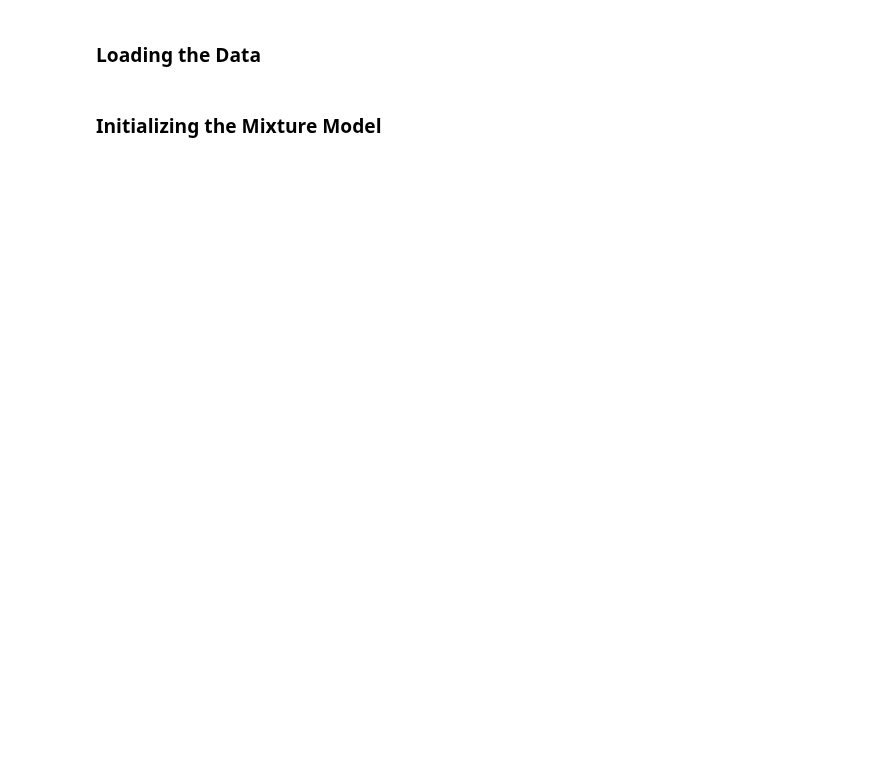
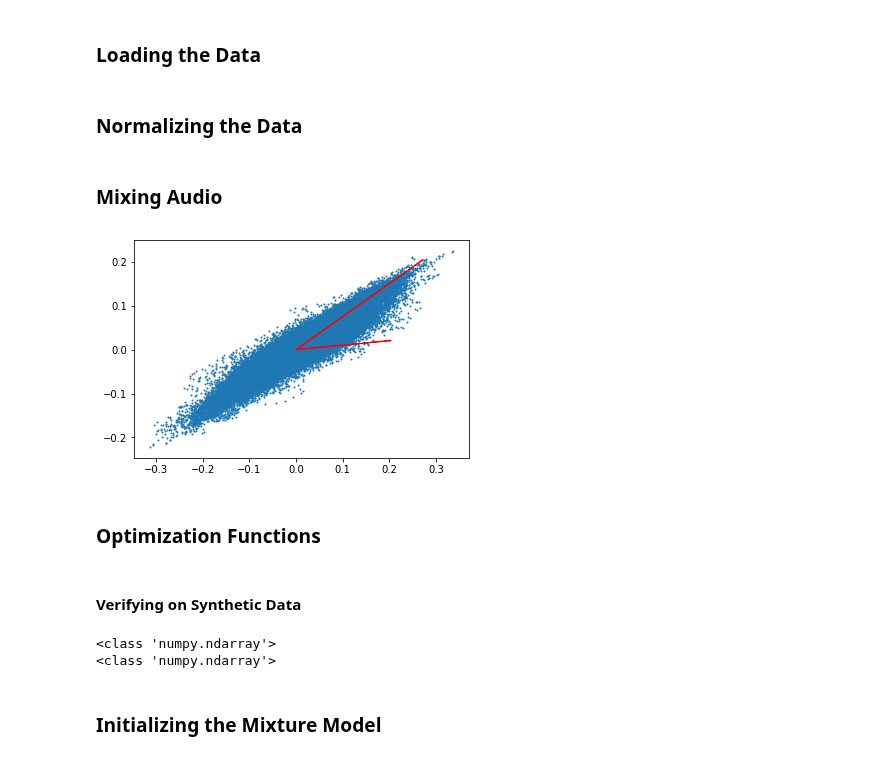
Before and after one commit to brennanmcfarland/pgm, a Jupyter notebook: Homework 5.ipynb, the cells around one changed output. Drawn from its saved outputs; the diff is of its cells as text; code cells hidden in the pictures; blank space fills up the shorter version.

```diff
--- a/Homework 5.ipynb
+++ b/Homework 5.ipynb
@@ -13,12 +13,9 @@ given a matrix where the rows contain samples from different sources.
 # %% [markdown]
 ### Loading the Data
-# %%
-import csv, numpy as np
-with open('data/testdata.txt', 'rt') as csvfile:
-    dataReader = csv.reader(csvfile, delimiter=' ')
-    # initialize an empty array
-    data = []
-    for row in dataReader:
-        data.append(np.array(row).astype(np.float))
-    # convert data into a numpy array
-    data = np.asarray(data)
+# %%
+from scipy.io import wavfile
+
+srate, dataBach = wavfile.read('data/bach.wav')
+_, dataSpeech = wavfile.read('data/speech.wav')
+# %% [markdown]
+### Normalizing the Data
@@ -24,0 +42,31 @@ with open('data/testdata.txt', 'rt') as csvfile:
+# %% [markdown]
+### Mixing Audio
+# %%
+def simpleMixer(S):
+    nchannel = S.shape[0]
+    # generate a random matrix
+    A = np.random.uniform(size = (nchannel,nchannel))
+    # generate mixed audio data
+    X = A.dot(S)
+
+    return X, A
+# %%
+%matplotlib inline
+
+import matplotlib.pyplot as plt
+
+def drawDataWithMixingMatrix(data, mat):
+    # plot data points
+    plt.scatter(data[0], data[1], s=1)
+    # calculate axis length
+    lenAxis = np.sqrt(np.sum(np.square(mat), axis=0))
+    # calculate scale for illustration
+    scale = np.min(np.max(np.abs(data), axis=1) / lenAxis.T)
+    # draw axis as arrow
+    plt.arrow(0, 0, scale * mat[0,0], scale * mat[1,0], shape='full', color='r')
+    plt.arrow(0, 0, scale * mat[0,1], scale * mat[1,1], shape='full', color='r')
+# %%
+X, gtruthA = simpleMixer(gtruthS)
+drawDataWithMixingMatrix(X, gtruthA)
+# %% [output]
+[figure, added]
@@ -24,0 +76,2 @@ with open('data/testdata.txt', 'rt') as csvfile:
+# %% [markdown]
+### Optimization Functions
@@ -25,3 +80,19 @@ with open('data/testdata.txt', 'rt') as csvfile:
+# %% [markdown]
+#### Verifying on Synthetic Data
+# %%
+from bsslib import syntheticDataGenerate
+
+# quantity of data points
+nsamples = 10000
+# specific mixing matrix (for illustration purpose)
+verifyA = np.asarray([[-1, 1],[2, 2]])
+# generate synthetic data
+synthData = syntheticDataGenerate(verifyA, nsamples)
+# do optimization with bss function
+#estimateA, recoverData = bss(synthData)
+# %% [output]
+<class 'numpy.ndarray'>
+<class 'numpy.ndarray'>
 # %% [markdown]
 ### Initializing the Mixture Model
 # %%
```
Also changed, not shown: parts of 7 cells of this notebook, 6 other files.
